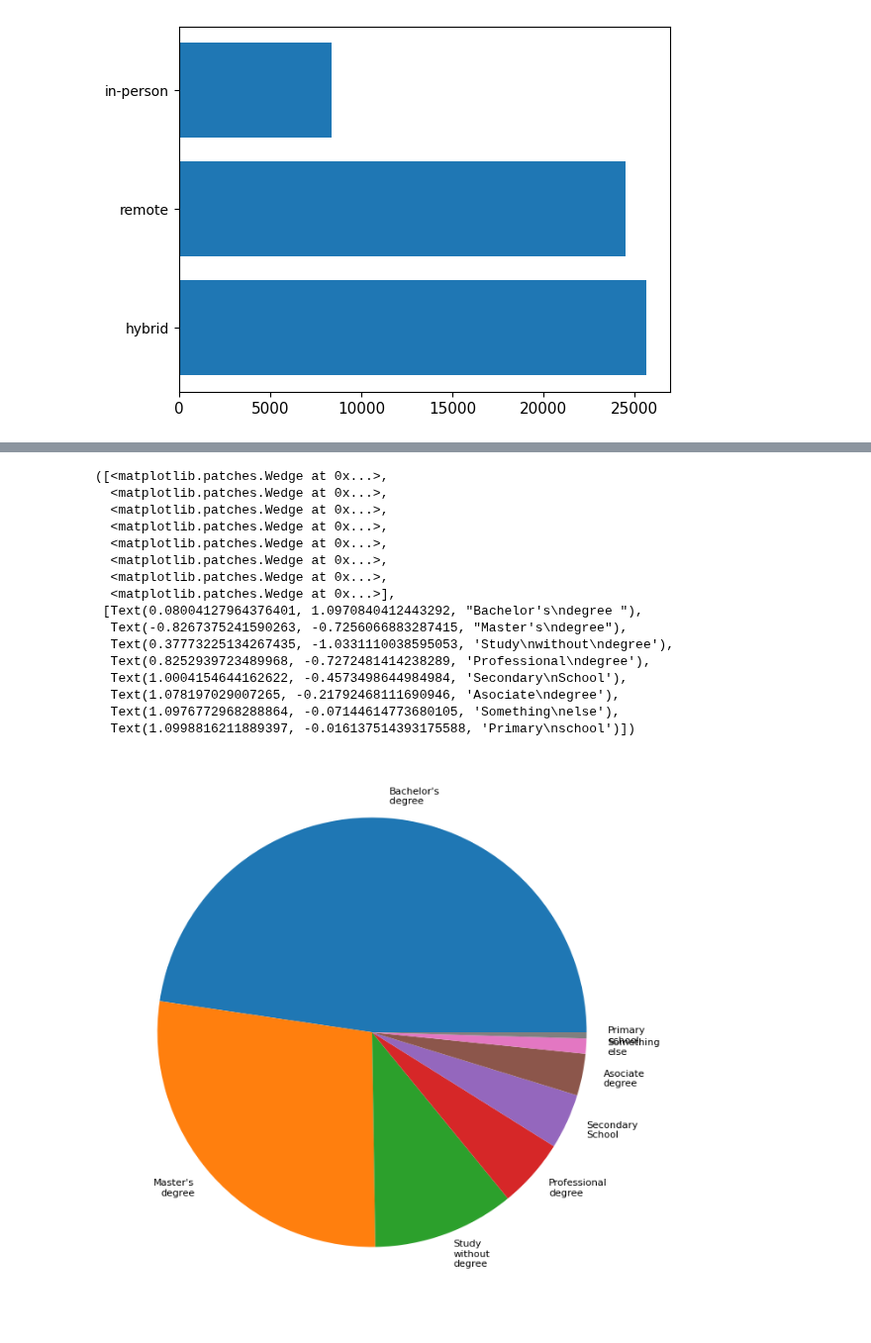
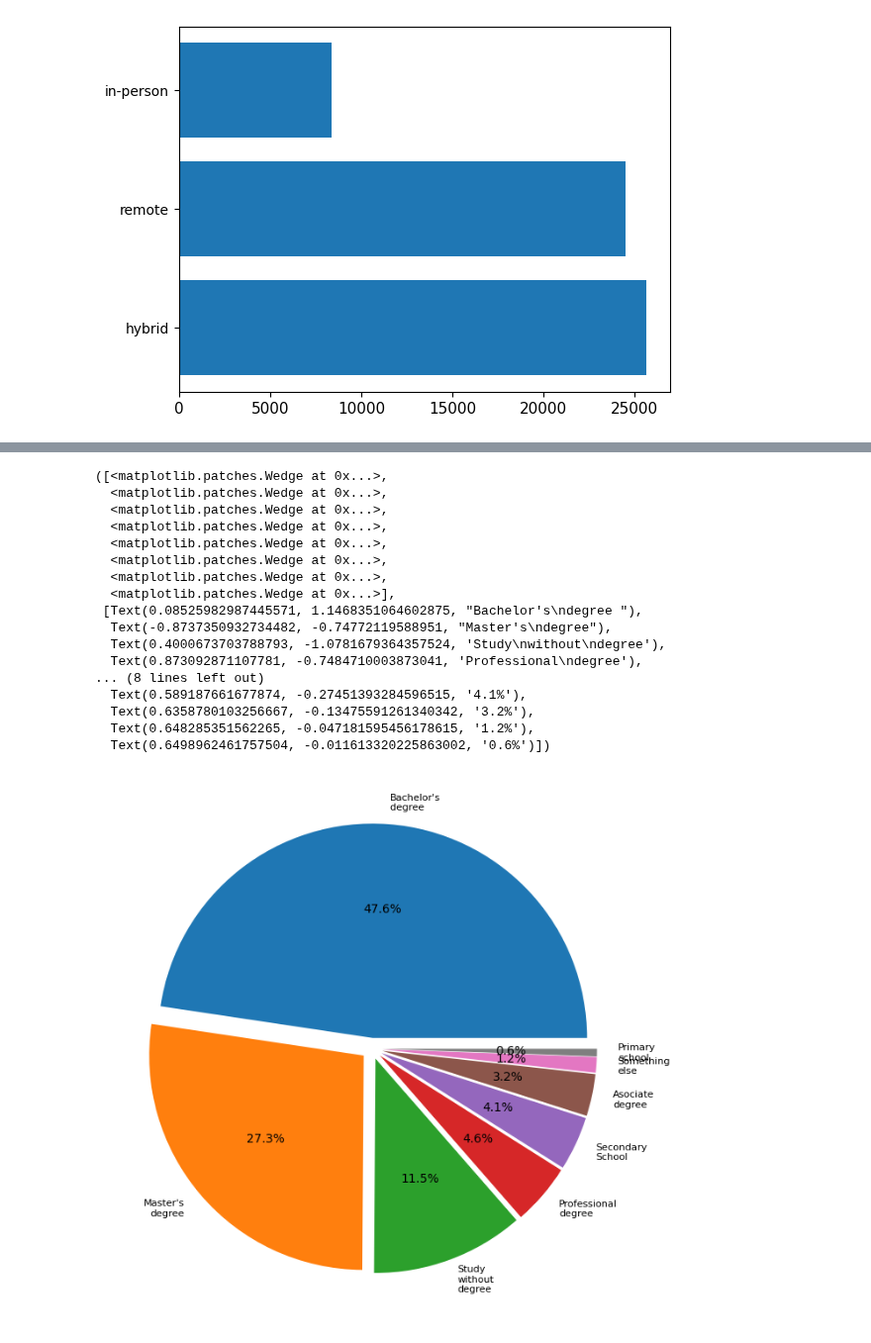
Before and after one commit to mawojcik/introduction_to_data_science, a Jupyter notebook: Lab_1/Assignment_1_OPTIONAL.ipynb, the cells around one changed output, grey strips where cells are left out. Shown at 99% size. Saved outputs shown, nothing was run; the diff lists cells and outputs as text; code cells hidden in the pictures.

```diff
--- a/Lab_1/Assignment_1_OPTIONAL.ipynb
+++ b/Lab_1/Assignment_1_OPTIONAL.ipynb
@@ -103,23 +103,29 @@ plt.plot(label, x)
-# %%
-plt.figure(figsize=(20,8))
-plt.rc('xtick', labelsize=8)
-
-plt.pie(x, labels=label)
-# %% [output]
-([<matplotlib.patches.Wedge at 0x...>,
-  <matplotlib.patches.Wedge at 0x...>,
-  <matplotlib.patches.Wedge at 0x...>,
-  <matplotlib.patches.Wedge at 0x...>,
-  <matplotlib.patches.Wedge at 0x...>,
-  <matplotlib.patches.Wedge at 0x...>,
-  <matplotlib.patches.Wedge at 0x...>,
-  <matplotlib.patches.Wedge at 0x...>],
- [Text(0.08004127964376401, 1.0970840412443292, "Bachelor's\ndegree "),
-  Text(-0.8267375241590263, -0.7256066883287415, "Master's\ndegree"),
-  Text(0.37773225134267435, -1.0331110038595053, 'Study\nwithout\ndegree'),
-  Text(0.8252939723489968, -0.7272481414238289, 'Professional\ndegree'),
-  Text(1.0004154644162622, -0.4573498644984984, 'Secondary\nSchool'),
-  Text(1.078197029007265, -0.21792468111690946, 'Asociate\ndegree'),
-  Text(1.0976772968288864, -0.07144614773680105, 'Something\nelse'),
-  Text(1.0998816211889397, -0.016137514393175588, 'Primary\nschool')])
-[figure, removed]
+# %%
+# same data as above, but showed differently
+
+plt.figure(figsize=(20,8))
+plt.rc('xtick', labelsize=8)
+explode = [0.05 for _ in range(0, 8)]
+plt.pie(x, labels=label, explode=explode, autopct='%1.1f%%')
+
+# As we can observe, most employed developers have Bachelor's degree
+# 47.7 %, so almost half of the people who answered in the questionnaire that they are empoyed and professional developers have Bachelor's degree
+# %% [output]
+([<matplotlib.patches.Wedge at 0x...>,
+  <matplotlib.patches.Wedge at 0x...>,
+  <matplotlib.patches.Wedge at 0x...>,
+  <matplotlib.patches.Wedge at 0x...>,
+  <matplotlib.patches.Wedge at 0x...>,
+  <matplotlib.patches.Wedge at 0x...>,
+  <matplotlib.patches.Wedge at 0x...>,
+  <matplotlib.patches.Wedge at 0x...>],
+ [Text(0.08525982987445571, 1.1468351064602875, "Bachelor's\ndegree "),
+  Text(-0.8737350932734482, -0.74772119588951, "Master's\ndegree"),
+  Text(0.4000673703788793, -1.0781679364357524, 'Study\nwithout\ndegree'),
+  Text(0.873092871107781, -0.7484710003873041, 'Professional\ndegree'),
+... (8 lines left out)
+  Text(0.589187661677874, -0.27451393284596515, '4.1%'),
+  Text(0.6358780103256667, -0.13475591261340342, '3.2%'),
+  Text(0.648285351562265, -0.047181595456178615, '1.2%'),
+  Text(0.6498962461757504, -0.011613320225863002, '0.6%')])
+[figure, added]
```
Also changed, not shown: parts of 1 cell of this notebook.
